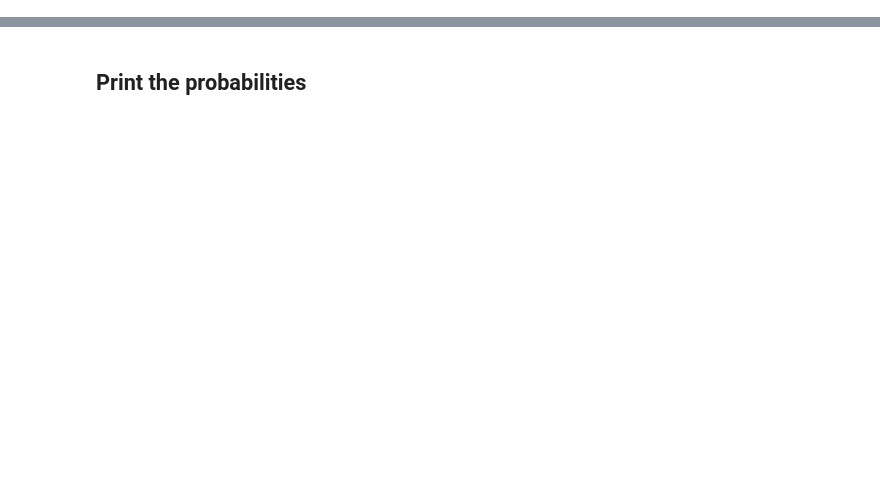
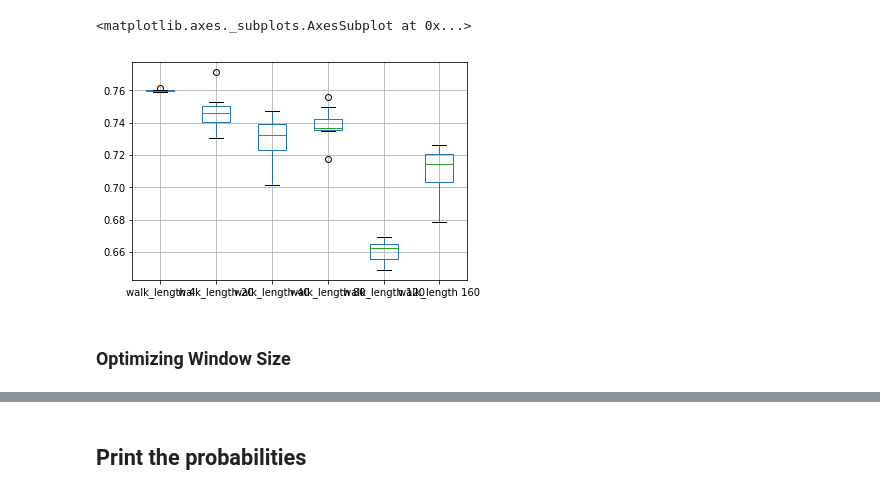
Before and after one commit to GuiltyTargets/phewas, a Jupyter notebook: notebooks/rep_learn_script.ipynb, the cells around one changed output, grey strips where cells are left out. Saved outputs shown, nothing was run; the diff lists cells and outputs as text; code cells hidden in the pictures; blank space fills up the shorter version.

```diff
--- a/notebooks/rep_learn_script.ipynb
+++ b/notebooks/rep_learn_script.ipynb
@@ -60,0 +294,7 @@ TR
+# %%
+optmization2.boxplot()
+# %% [output]
+<matplotlib.axes._subplots.AxesSubplot at 0x...>
+[figure, added]
+# %% [markdown]
+### Optimizing Window Size
```
Also changed, not shown: parts of 28 cells of this notebook.
